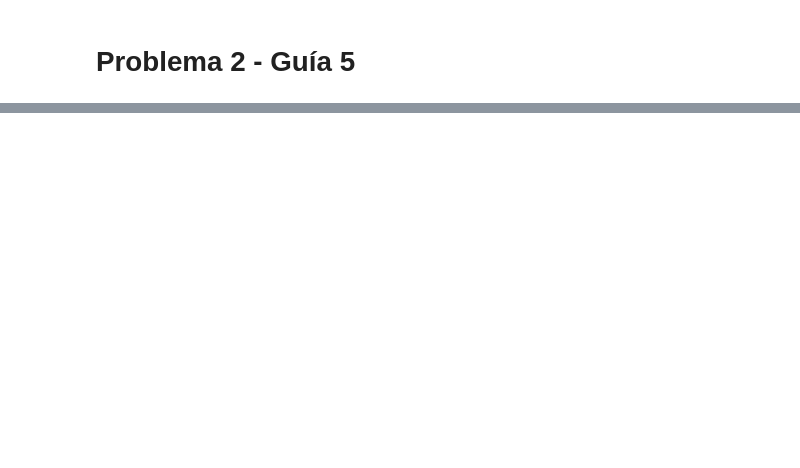
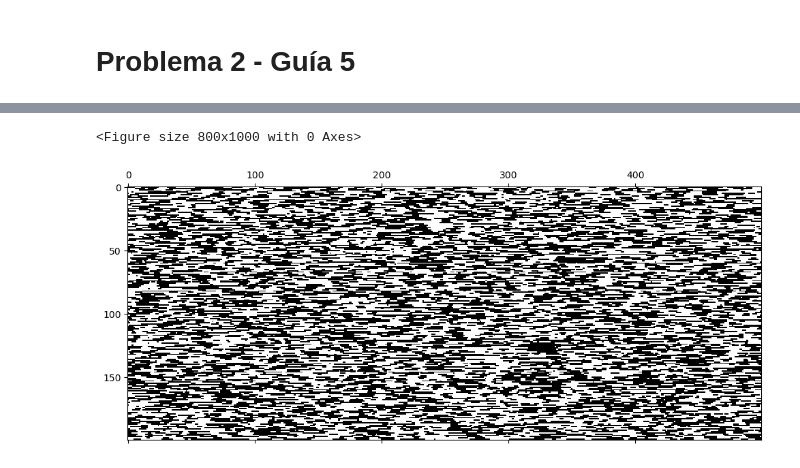
Before and after one commit to nicolasvazquez95/RedesComplejas_famaf, a Jupyter notebook: soluciones/tp5/main.ipynb, the cells around one changed output, grey strips where cells are left out. Cells and saved outputs as stored; diff of their text form; code cells hidden in the pictures; blank space fills up the shorter version.

```diff
--- a/soluciones/tp5/main.ipynb
+++ b/soluciones/tp5/main.ipynb
@@ -126,3 +126,13 @@ plt.savefig('IsingRun_EMSteps.jpg',dpi=300)
+# %%
+plt.figure(figsize=(8,10))
+plt.matshow(data[1].reshape(200,500),cmap='gray')
+
+plt.tight_layout()
+
+plt.savefig('Domains_spins.jpg',dpi=300)
+# %% [output]
+<Figure size 800x1000 with 0 Axes>
+[figure, added]
 # %%
 ## Función main paralelizable
 def main(p,seed):
```
Also changed, not shown: parts of 2 cells of this notebook, 3 other files.
